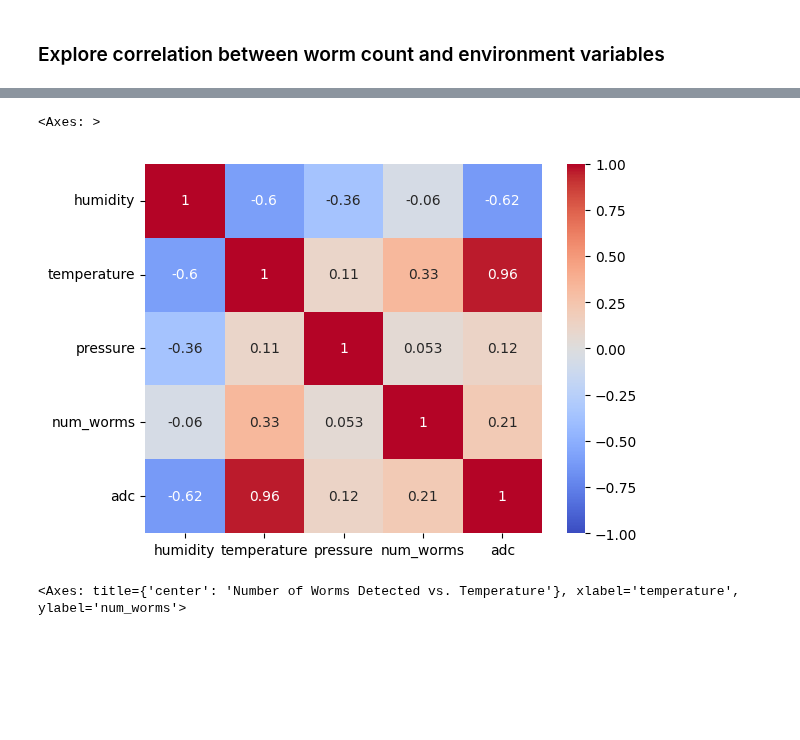
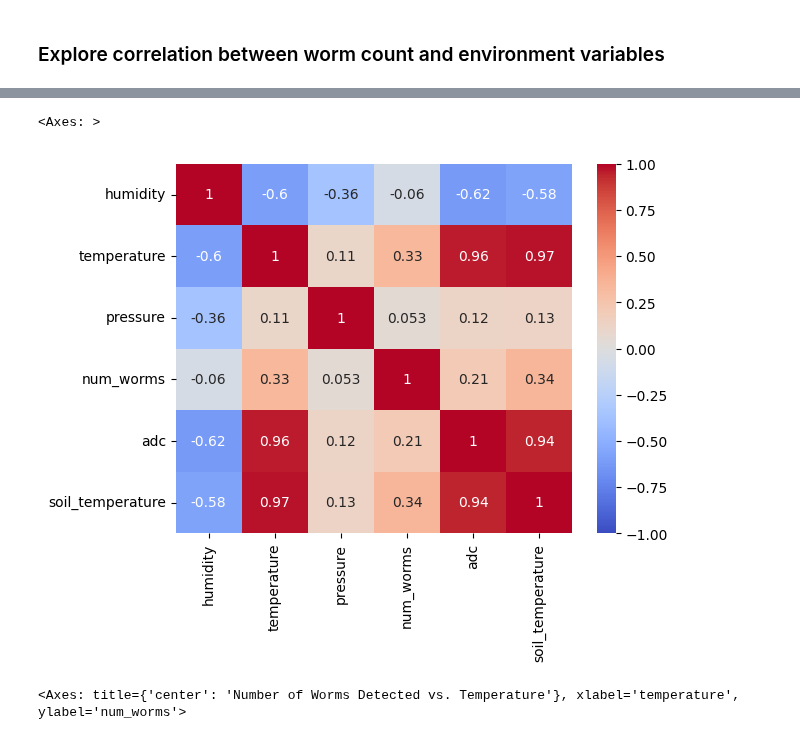
Before and after one commit to wiggle-bin/wiggle-notes, a Jupyter notebook: worms_actvitiy/DataActivityCorrelationUsingUpdatedModel.ipynb, the cells around one changed output, grey strips where cells are left out. Saved outputs shown, nothing was run; the diff lists cells and outputs as text; code cells hidden in the pictures; blank space fills up the shorter version.

Commit message:
Added soil temperature to correlation heatmap

```diff
--- a/worms_actvitiy/DataActivityCorrelationUsingUpdatedModel.ipynb
+++ b/worms_actvitiy/DataActivityCorrelationUsingUpdatedModel.ipynb
@@ -255,0 +258,5 @@ plt.show()
+# %%
+soilTemperature = pd.read_csv('./csv/sensors/soil-temperature.csv')
+soilTemperature['time'] = pd.to_datetime(soilTemperature['time'])
+soilTemperature = soilTemperature.rename(columns={'temperature': 'soil_temperature'})
+soilTemperature
@@ -255,0 +282,7 @@ plt.show()
+# %%
+soilTemperature_per_hour = soilTemperature.resample('h', on='time').agg({
+    'soil_temperature': 'mean',
+})
+
+soilTemperature_per_hour.plot(y='soil_temperature', kind='line', title='Average Temperature per Hour')
+plt.show()
@@ -258,5 +293,6 @@ plt.show()
 # %%
 merged_data = pd.merge(bme680_per_hour, worms_per_hour, left_index=True, right_index=True)
 merged_data = pd.merge(merged_data, soilMoisture_per_hour, left_index=True, right_index=True)
+merged_data = pd.merge(merged_data, soilTemperature_per_hour, left_index=True, right_index=True)
 merged_data.head()
 # %% [output]
@@ -269,14 +305,14 @@ merged_data.head()
 # %%
 sns.heatmap(
-    merged_data[['humidity', 'temperature', 'pressure', 'num_worms', 'adc']].corr(),
+    merged_data[['humidity', 'temperature', 'pressure', 'num_worms', 'adc', 'soil_temperature']].corr(),
     annot=True,
     vmin=-1,
     vmax=1,
     cmap='coolwarm'
 )
 # %% [output]
 <Axes: >
-[figure, old version]
+[figure, new version]
 # %%
 merged_data.plot(kind='scatter', x='temperature', y='num_worms', title='Number of Worms Detected vs. Temperature')
 # %% [output]
```
Also changed, not shown: parts of 5 cells of this notebook, 1 other file.
